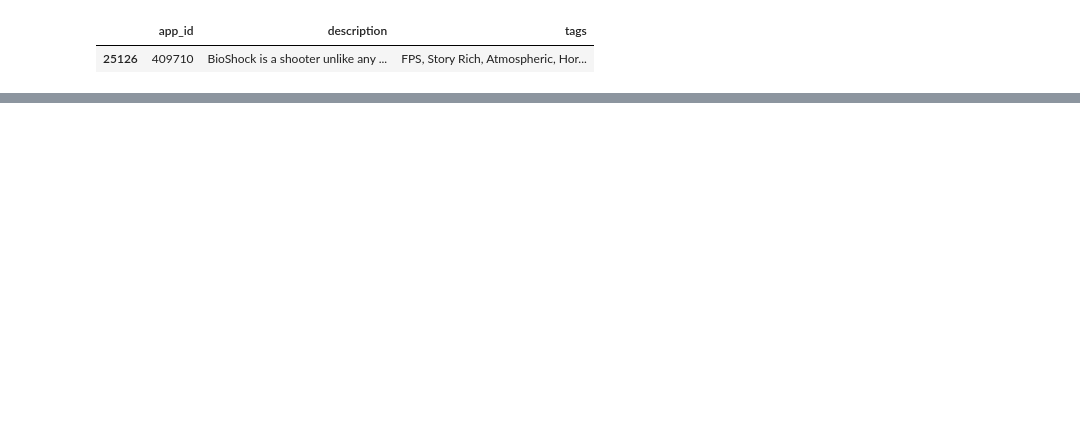
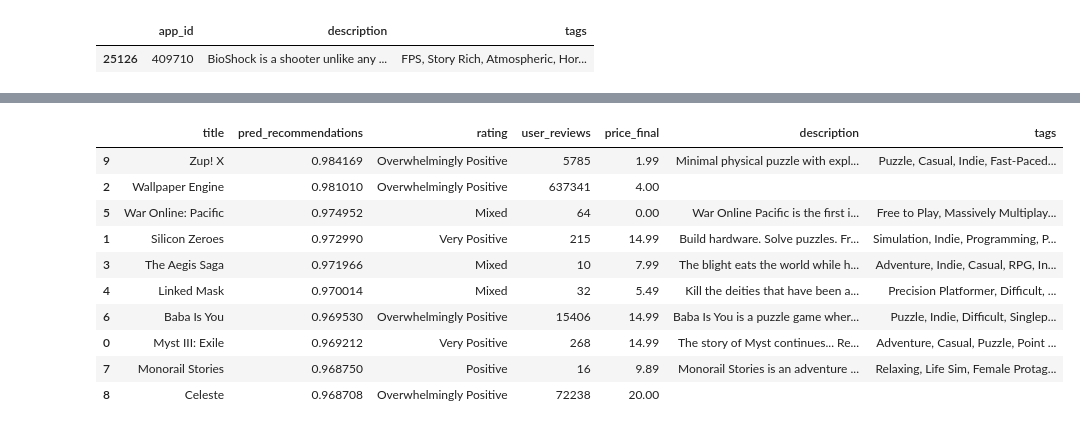
Before and after one commit to zhulkhoirr/Steam-Recommendation-System, a Jupyter notebook: SteamRecommendationSystem.ipynb, the cells around one changed output, grey strips where cells are left out. Saved outputs shown, nothing was run; the diff lists cells and outputs as text; code cells hidden in the pictures; blank space fills up the shorter version.

```diff
--- a/SteamRecommendationSystem.ipynb
+++ b/SteamRecommendationSystem.ipynb
@@ -445,0 +419,67 @@ Game yang direkomendasikan untuk user:  9563740
+# %%
+from tensorflow.keras.models import load_model
+
+model = load_model('model/model.h5')
+
+print(f'Game yang direkomendasikan untuk user: {random_user}')
+print('===' * 25)
+
+game_played_by_user = recommendations_df[recommendations_df.user_id == random_user]
+game_not_played_df = games_with_metadata_df[~games_with_metadata_df['app_id'].isin(game_played_by_user.app_id.values)]
+game_not_played = list(set(game_not_played_df['app_id']).intersection(set(app2app_encoded.keys())))
+game_not_played = [[app2app_encoded.get(x)] for x in game_not_played if x in app2app_encoded]
+
+user_encoder = user2user_encoded.get(random_user)
+user_game_array = np.hstack(([[user_encoder]] * len(game_not_played), game_not_played))
+user_game_array = [user_game_array[:, 0], user_game_array[:, 1]]
+
+recommendations = model.predict(user_game_array).flatten()
+top_recommendations = (-recommendations).argsort()[:10]
+
+recommended_games_ids = [app_encoded2app.get(game_not_played[top_recommendations[x]][0]) for x in range(len(top_recommendations)) if game_not_played[top_recommendations[x]][0] in app_encoded2app]
+
+results = []
+top_recommendations_ids = []
+
+for index, app_id in enumerate(game_not_played):
+  recommendation = recommendations[index]
+  id_ = app_encoded2app.get(app_id[0])
+
+  if id_ in recommended_games_ids:
+    top_recommendations_ids.append(id_)
+    try:
+      condition = (games_with_metadata_df.app_id == id_)
+      if games_with_metadata_df[condition].empty:
+        print(f"No metadata found for game ID {id_}")
+        continue
+
+      title = games_with_metadata_df[condition]['title'].values[0]
+      rating = games_with_metadata_df[condition]['rating'].values[0]
+      user_reviews = games_with_metadata_df[condition]['user_reviews'].values[0]
+      price_final = games_with_metadata_df[condition]['price_final'].values[0]
+      description = games_with_metadata_df[condition]['description'].values[0]
+      tags = games_with_metadata_df[condition]['tags'].values[0]
+
+      results.append({
+        'title': title,
+        'pred_recommendations': recommendation,
+        'rating': rating,
+        'user_reviews': user_reviews,
+        'price_final': price_final,
+        'description': description,
+        'tags': tags
+      })
+    except Exception as e:
+        print(f"Error processing game {id_}: {e}")
+        continue
+
+print("---" * 25)
+print("> Top 10 game recommendations")
+print("---" * 25)
+
+results_df = pd.DataFrame(results)
+
+results_df = results_df.sort_values(by='pred_recommendations', ascending=False)
+
+results_df
+# %% [output]
@@ -445,0 +492,11 @@ Game yang direkomendasikan untuk user:  9563740
+|  | title | pred_recommendations | rating | user_reviews | price_final | description | tags |
+| 9 | Zup! X | 0.984169 | Overwhelmingly Positive | 5785 | 1.99 | Minimal physical puzzle with expl... | Puzzle, Casual, Indie, Fast-Paced... |
+| 2 | Wallpaper Engine | 0.981010 | Overwhelmingly Positive | 637341 | 4.00 |  |  |
+| 5 | War Online: Pacific | 0.974952 | Mixed | 64 | 0.00 | War Online Pacific is the first i... | Free to Play, Massively Multiplay... |
+| 1 | Silicon Zeroes | 0.972990 | Very Positive | 215 | 14.99 | Build hardware. Solve puzzles. Fr... | Simulation, Indie, Programming, P... |
+| 3 | The Aegis Saga | 0.971966 | Mixed | 10 | 7.99 | The blight eats the world while h... | Adventure, Indie, Casual, RPG, In... |
+| 4 | Linked Mask | 0.970014 | Mixed | 32 | 5.49 | Kill the deities that have been a... | Precision Platformer, Difficult, ... |
+| 6 | Baba Is You | 0.969530 | Overwhelmingly Positive | 15406 | 14.99 | Baba Is You is a puzzle game wher... | Puzzle, Indie, Difficult, Singlep... |
+| 0 | Myst III: Exile | 0.969212 | Very Positive | 268 | 14.99 | The story of Myst continues... Re... | Adventure, Casual, Puzzle, Point ... |
+| 7 | Monorail Stories | 0.968750 | Positive | 16 | 9.89 | Monorail Stories is an adventure ... | Relaxing, Life Sim, Female Protag... |
+| 8 | Celeste | 0.968708 | Overwhelmingly Positive | 72238 | 20.00 |  |  |
```
Also changed, not shown: parts of 13 cells of this notebook.
